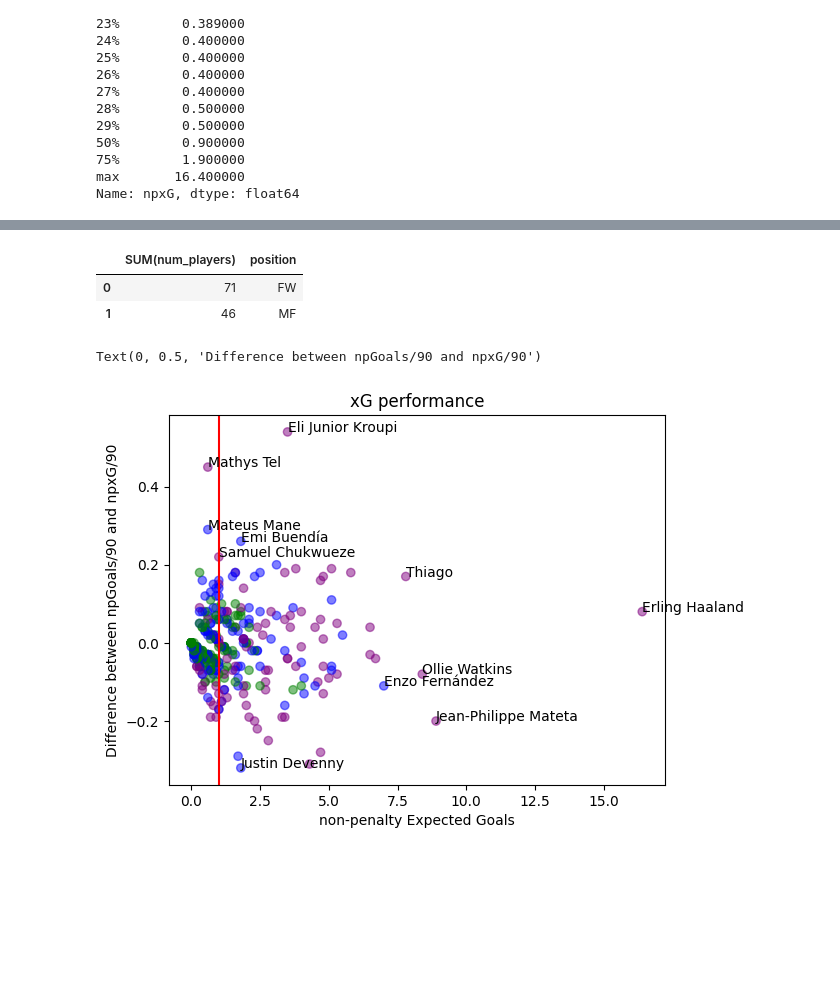
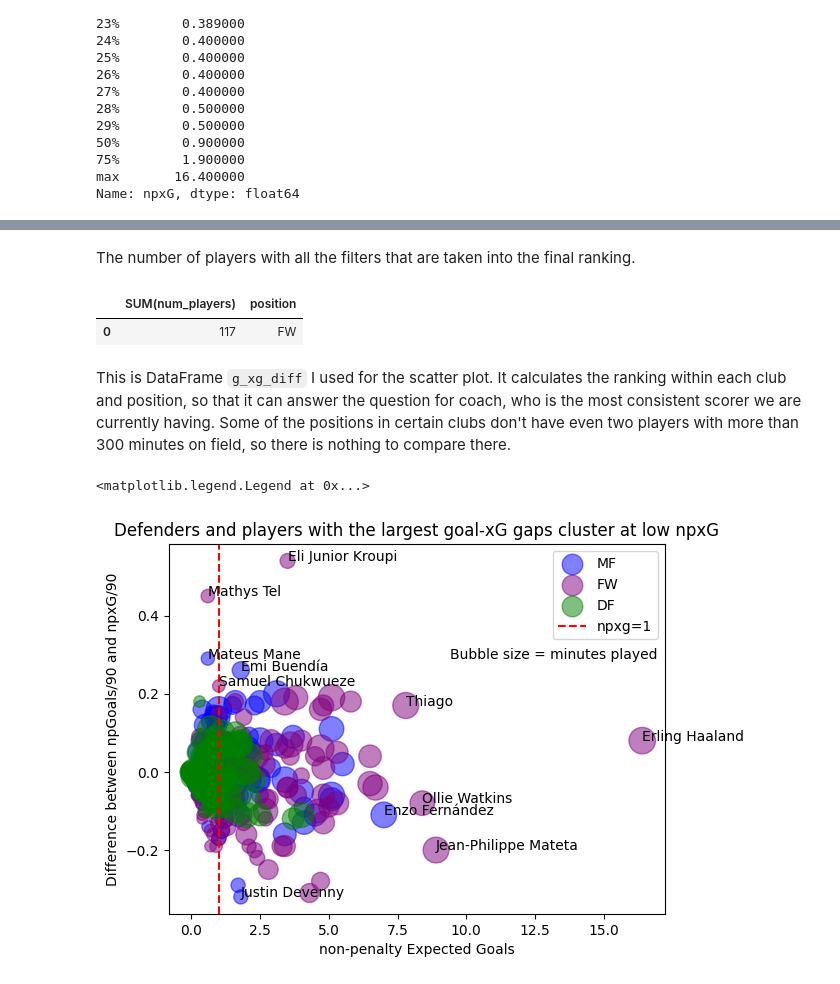
Before and after one commit to TobiaszKuc/_football_analysis, a Jupyter notebook: SQL_Learn/SQL-FBrefPremierLeagueData/PLxGPerformance.ipynb, the cells around one changed output, grey strips where cells are left out. Saved outputs shown, nothing was run; the diff lists cells and outputs as text; code cells hidden in the pictures; blank space fills up the shorter version.

```diff
--- a/SQL_Learn/SQL-FBrefPremierLeagueData/PLxGPerformance.ipynb
+++ b/SQL_Learn/SQL-FBrefPremierLeagueData/PLxGPerformance.ipynb
@@ -360,3 +364,5 @@ Name: npxG, dtype: float64
+# %% [markdown]
+The number of players with all the filters that are taken into the final ranking.
 # %%
 pd.read_sql_query("""WITH players AS (
                                       SELECT stats.player_id as player_id, player_name, squad_id, positions.position AS position,
@@ -369,30 +375,47 @@ pd.read_sql_query("""WITH players AS (
                                     WHERE minutes > 300 AND position <> 'GK' AND position <> 'DF' AND prim_pos = 1 AND npxg >= 1
                                     GROUP BY squad_id, position)
                     SELECT SUM(num_players), position FROM how_many_players
-                    WHERE num_players > 2
-                    GROUP BY position""", con=con)
+                    WHERE num_players > 2""", con=con)
 # %% [output]
 |  | SUM(num_players) | position |
-| 0 | 71 | FW |
-| 1 | 46 | MF |
+| 0 | 117 | FW |
+# %% [markdown]
+This is DataFrame `g_xg_diff` I used for the scatter plot. It calculates the ranking within each club and position, so that it can answer the question for coach, who is the most consistent scorer we are currently having. Some of the positions in certain clubs don't have even two players with more than 300 minutes on field, so there is nothing to compare there.
+# %%
+g_xg_diff = pd.read_sql_query("""WITH players AS (
+                                                  SELECT stats.player_id AS player_id, player_name, np_goals_per90 - npxg_per90 AS g_xg_diff,
+                                                  squad_id, positions.position AS position, positions.pos_id,
+                                                  RANK() OVER (PARTITION BY positions.player_id ORDER BY pos_id) AS prim_pos,
+                                                  minutes, npxg
+                                                  FROM stats
+                                                  INNER JOIN positions
+                                                  ON stats.player_id = positions.player_id),
+                                    more_than_2 AS (
+                                                      SELECT player_name, g_xg_diff, position, squad_id,
+                                                      COUNT(player_id) OVER (PARTITION BY squad_id, position) AS same_pos_squad,
+                                                      minutes, prim_pos, npxg
+                                                      FROM players
+                                                      WHERE minutes > 300 AND position <> 'GK' AND prim_pos = 1)
+                                    SELECT player_name, g_xg_diff, position, squad_id,
+                                    RANK() OVER (PARTITION BY squad_id, position ORDER BY g_xg_diff DESC) AS squad_rank, npxg, minutes
+                                    FROM more_than_2
+                                    ORDER BY npxg DESC""", con=con)
 # %%
-colours = []
-for _, row in g_xg_diff.iterrows():
-    if row["position"] == "DF":
-        colours.append("green")
-    elif row["position"] == "MF":
-        colours.append("blue")
-    else:
-        colours.append("purple")
-
-plt.scatter(x=g_xg_diff["npxg"], y=g_xg_diff["g_xg_diff"], c=colours, alpha=0.5)
-plt.axvline(x=1, color='red', linestyle='-', label='npxg=1')
+plt.scatter(x=g_xg_diff[g_xg_diff["position"] == "MF"]["npxg"], y=g_xg_diff[g_xg_diff["position"] == "MF"]["g_xg_diff"], c="blue", alpha=0.5, label="MF",
+            s=g_xg_diff[g_xg_diff["position"] == "MF"]["minutes"]/5)
+plt.scatter(x=g_xg_diff[g_xg_diff["position"] == "FW"]["npxg"], y=g_xg_diff[g_xg_diff["position"] == "FW"]["g_xg_diff"], c="purple", alpha=0.5, label="FW",
+            s=g_xg_diff[g_xg_diff["position"] == "FW"]["minutes"]/5)
+plt.scatter(x=g_xg_diff[g_xg_diff["position"] == "DF"]["npxg"], y=g_xg_diff[g_xg_diff["position"] == "DF"]["g_xg_diff"], c="green", alpha=0.5, label="DF",
+            s=g_xg_diff[g_xg_diff["position"] == "DF"]["minutes"]/5)
+plt.text(x=9.4, y=0.29, s="Bubble size = minutes played")
+plt.axvline(x=1, color='red', linestyle='--', label='npxg=1')
 for _, row in g_xg_diff.iterrows():
     if (row["g_xg_diff"] > 0.2) | (row["g_xg_diff"] < -0.31) | (row["npxg"] >= 7):
         plt.annotate(row["player_name"], (row["npxg"], row["g_xg_diff"]), )
-plt.title("xG performance")
+plt.title("Defenders and players with the largest goal-xG gaps cluster at low npxG")
 plt.xlabel("non-penalty Expected Goals")
 plt.ylabel("Difference between npGoals/90 and npxG/90")
+plt.legend()
 # %% [output]
-Text(0, 0.5, 'Difference between npGoals/90 and npxG/90')
+<matplotlib.legend.Legend at 0x...>
-[figure, old version]
+[figure, new version]
```
Also changed, not shown: parts of 19 cells of this notebook.
